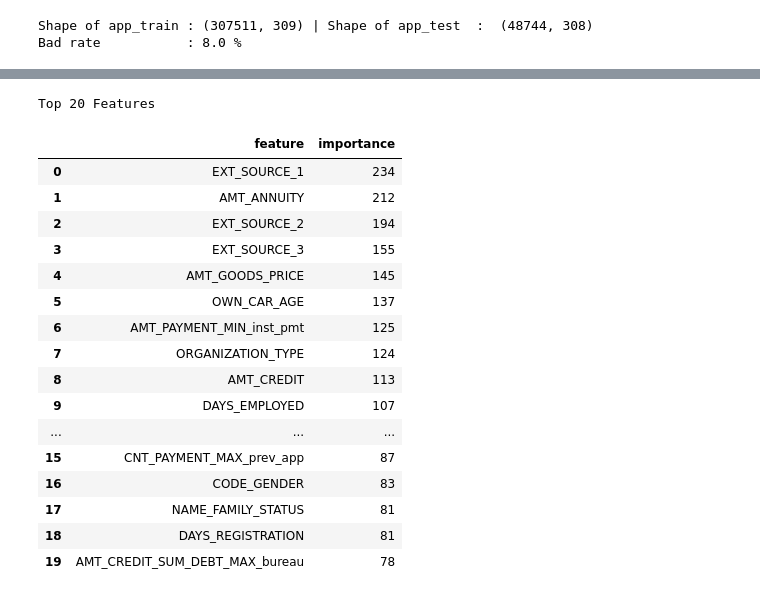
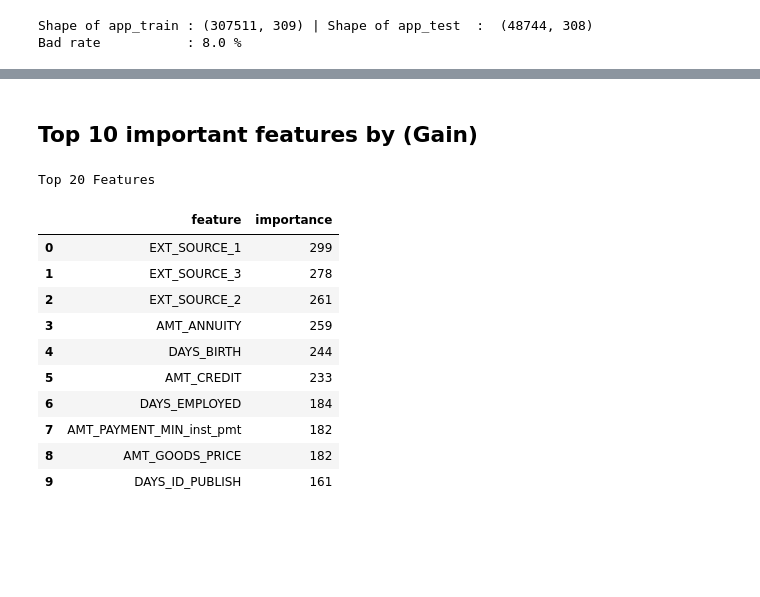
Before and after one commit to vijaytakbhate2002/home_credit_risk_detection, a Jupyter notebook: 3_lightgbm_training.ipynb, the cells around one changed output, grey strips where cells are left out. Saved outputs shown, nothing was run; the diff lists cells and outputs as text; code cells hidden in the pictures; blank space fills up the shorter version.

```diff
--- a/3_lightgbm_training.ipynb
+++ b/3_lightgbm_training.ipynb
@@ -38,0 +55,7 @@ Bad rate           : 8.0 %
+# %%
+def engineer_credit_features(app_train, app_test):
+    return app_train.copy(), app_test.copy()
+
+app_train_fe, app_test_fe = engineer_credit_features(app_train, app_test)
+print(f"Original shape (Train) : {app_train.shape} | Feature Engineered (Train) : {app_train_fe.shape}")
+print(f"Original shape (Test) : {app_test.shape} | Feature Engineered (Train) : {app_test_fe.shape}")
@@ -173,31 +420,27 @@ Gini Score     : 0.557428
+# %% [markdown]
+## Top 10 important features by (Gain)
 # %%
 feature_importance = (
     pd.DataFrame({
         "feature": X_train.columns,
         "importance": base_model.feature_importances_
     })
     .sort_values("importance", ascending=False)
     .reset_index(drop=True)
 )
 
 print("\nTop 20 Features")
-display(feature_importance.head(20))
+display(feature_importance.head(10))
 # %% [output]
 Top 20 Features
 |  | feature | importance |
-| 0 | EXT_SOURCE_1 | 234 |
-| 1 | AMT_ANNUITY | 212 |
-| 2 | EXT_SOURCE_2 | 194 |
-| 3 | EXT_SOURCE_3 | 155 |
-| 4 | AMT_GOODS_PRICE | 145 |
-| 5 | OWN_CAR_AGE | 137 |
-| 6 | AMT_PAYMENT_MIN_inst_pmt | 125 |
-| 7 | ORGANIZATION_TYPE | 124 |
-| 8 | AMT_CREDIT | 113 |
-| 9 | DAYS_EMPLOYED | 107 |
-| ... | ... | ... |
-| 15 | CNT_PAYMENT_MAX_prev_app | 87 |
-| 16 | CODE_GENDER | 83 |
-| 17 | NAME_FAMILY_STATUS | 81 |
-| 18 | DAYS_REGISTRATION | 81 |
-| 19 | AMT_CREDIT_SUM_DEBT_MAX_bureau | 78 |
+| 0 | EXT_SOURCE_1 | 299 |
+| 1 | EXT_SOURCE_3 | 278 |
+| 2 | EXT_SOURCE_2 | 261 |
+| 3 | AMT_ANNUITY | 259 |
+| 4 | DAYS_BIRTH | 244 |
+| 5 | AMT_CREDIT | 233 |
+| 6 | DAYS_EMPLOYED | 184 |
+| 7 | AMT_PAYMENT_MIN_inst_pmt | 182 |
+| 8 | AMT_GOODS_PRICE | 182 |
+| 9 | DAYS_ID_PUBLISH | 161 |
```
Also changed, not shown: parts of 20 cells of this notebook, 3 other files.
